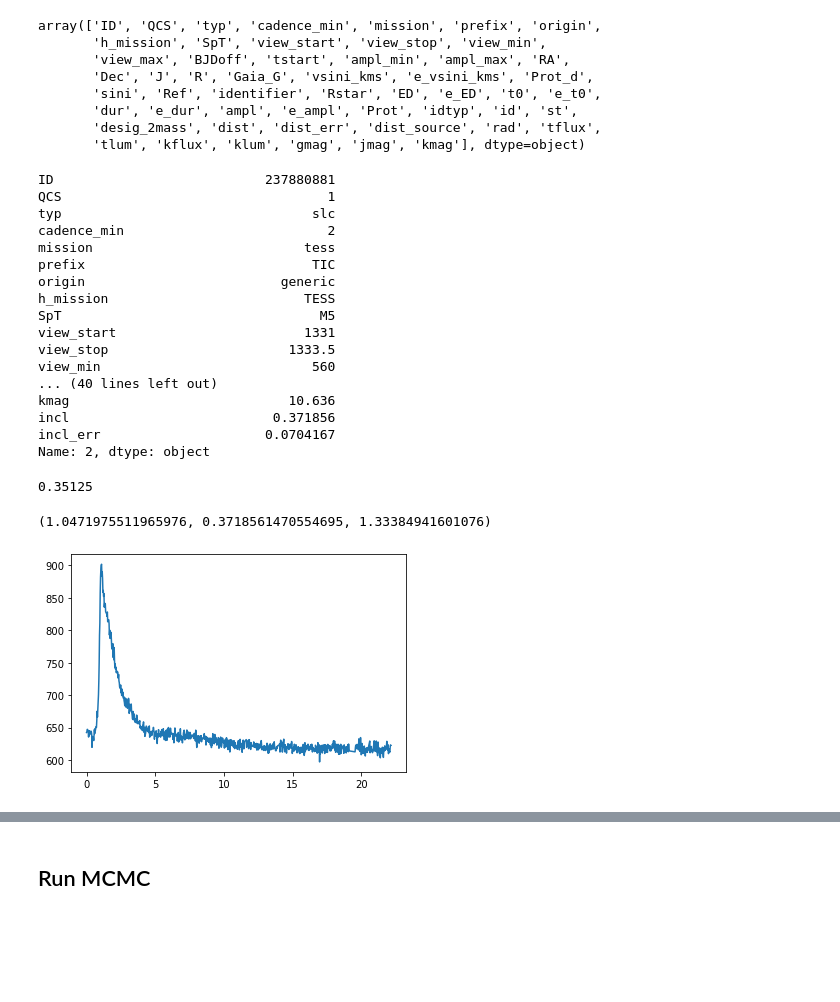
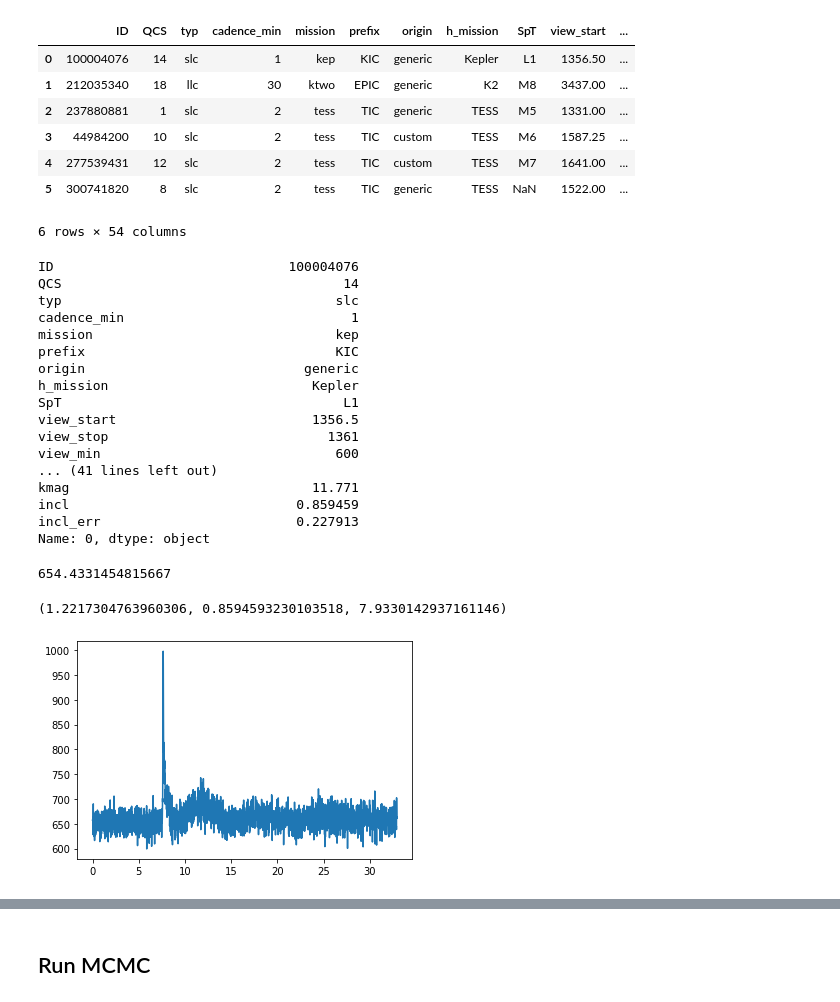
Before and after one commit to ekaterinailin/MalachiteMountains, a Jupyter notebook: analysis/notebooks/NB42_Model_fit_to_Real_Data.ipynb, the cells around one changed output, grey strips where cells are left out. Cells and saved outputs as stored; diff of their text form; code cells hidden in the pictures; blank space fills up the shorter version.

```diff
--- a/analysis/notebooks/NB42_Model_fit_to_Real_Data.ipynb
+++ b/analysis/notebooks/NB42_Model_fit_to_Real_Data.ipynb
@@ -55,35 +55,35 @@ guesses
 lcs = lcs.merge(guesses, on=["ID","prefix"], how="outer")
 lcs = lcs.merge(props, left_on="ID", right_on="id")
 # %%
-lcs.columns.values
+lcs
 # %% [output]
+|  | ID | QCS | typ | cadence_min | mission | prefix | origin | h_mission | SpT | view_start | ... |
+| 0 | 100004076 | 14 | slc | 1 | kep | KIC | generic | Kepler | L1 | 1356.50 | ... |
+| 1 | 212035340 | 18 | llc | 30 | ktwo | EPIC | generic | K2 | M8 | 3437.00 | ... |
+| 2 | 237880881 | 1 | slc | 2 | tess | TIC | generic | TESS | M5 | 1331.00 | ... |
+| 3 | 44984200 | 10 | slc | 2 | tess | TIC | custom | TESS | M6 | 1587.25 | ... |
+| 4 | 277539431 | 12 | slc | 2 | tess | TIC | custom | TESS | M7 | 1641.00 | ... |
+| 5 | 300741820 | 8 | slc | 2 | tess | TIC | generic | TESS | NaN | 1522.00 | ... |
-array(['ID', 'QCS', 'typ', 'cadence_min', 'mission', 'prefix', 'origin',
-       'h_mission', 'SpT', 'view_start', 'view_stop', 'view_min',
-       'view_max', 'BJDoff', 'tstart', 'ampl_min', 'ampl_max', 'RA',
-       'Dec', 'J', 'R', 'Gaia_G', 'vsini_kms', 'e_vsini_kms', 'Prot_d',
-       'sini', 'Ref', 'identifier', 'Rstar', 'ED', 'e_ED', 't0', 'e_t0',
-       'dur', 'e_dur', 'ampl', 'e_ampl', 'Prot', 'idtyp', 'id', 'st',
-       'desig_2mass', 'dist', 'dist_err', 'dist_source', 'rad', 'tflux',
-       'tlum', 'kflux', 'klum', 'gmag', 'jmag', 'kmag'], dtype=object)
+6 rows × 54 columns
 # %%
 lcs = get_incl(lcs)
-target = lcs.iloc[2]
+target = lcs.iloc[0]
 target
 # %% [output]
-ID                           237880881
-QCS                                  1
-typ                                slc
-cadence_min                          2
-mission                           tess
-prefix                             TIC
-origin                         generic
-h_mission                         TESS
-SpT                                 M5
-view_start                        1331
-view_stop                       1333.5
-view_min                           560
-... (40 lines left out)
-kmag                            10.636
-incl                          0.371856
-incl_err                     0.0704167
-Name: 2, dtype: object
+ID                              100004076
+QCS                                    14
+typ                                   slc
+cadence_min                             1
+mission                               kep
+prefix                                KIC
+origin                            generic
+h_mission                          Kepler
+SpT                                    L1
+view_start                         1356.5
+view_stop                            1361
+view_min                              600
+... (41 lines left out)
+kmag                               11.771
+incl                             0.859459
+incl_err                         0.227913
+Name: 0, dtype: object
@@ -106,30 +124,29 @@ t= lc.t.values
-# %%
-target.Prot_d
-# %% [output]
-0.35125
+# %%
+median
+# %% [output]
+654.4331454815667
 # %%
-phi = (t - t[0])/target.Prot_d * 2 * np.pi
-phi_a = (target.t0 - t[0])/target.Prot_d * 2 * np.pi +.2
-theta_a = 60*np.pi/180
-a = target.ampl+.1
-fwhm = target.dur /target.Prot_d * 2 * np.pi/5
+
+phi_a = (target.t0 - t[0])/target.Prot_d * 2 * np.pi
+theta_a = target.theta_a_init*np.pi/180
+a = target.ampl
+fwhm = target.dur /target.Prot_d * 2 * np.pi/6
 i_mu = target.incl
 i_sigma = target.incl_err
 #theta_a = i_mu +.1
 #phi = np.linspace(0, 30*np.pi, N)
 qlum = target.tlum * u.erg/u.s
 R = target.rad * R_sun
-median = 615#np.nanmedian(flck.flux)
 phi0 = 15 * np.pi / 180
 Fth = calculate_specific_flare_flux("TESS", flaret=1e4)
 # m = big_model(phi_a, theta_a, a, fwhm, i, phi0=phi0,
 #               phi=phi, num_pts=50, qlum=qlum,
 #               Fth=Fth, R=R, median=median)
 # flare = aflare(phi, phi_a, fwhm, a*median,)
 phi_a_max = phi[-1]
 plt.plot(phi,flux)
 theta_a, i_mu, phi_a
 # %% [output]
-(1.0471975511965976, 0.3718561470554695, 1.33384941601076)
+(1.2217304763960306, 0.8594593230103518, 7.9330142937161146)
-[figure, old version]
+[figure, new version]
 # %%
```
Also changed, not shown: parts of 12 cells of this notebook, 3 other files.
